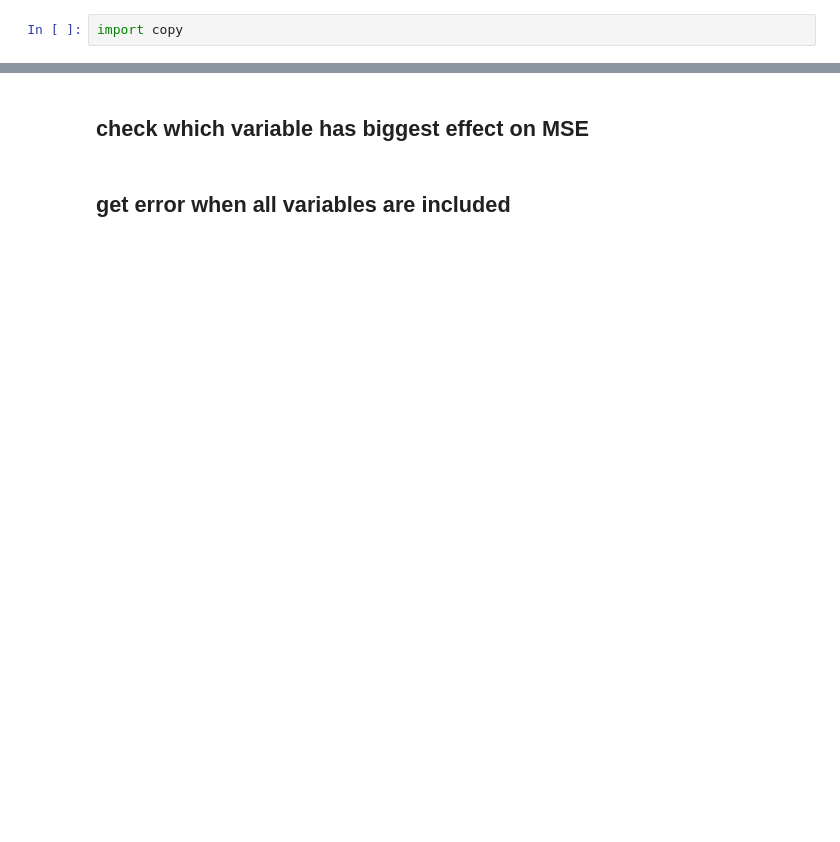
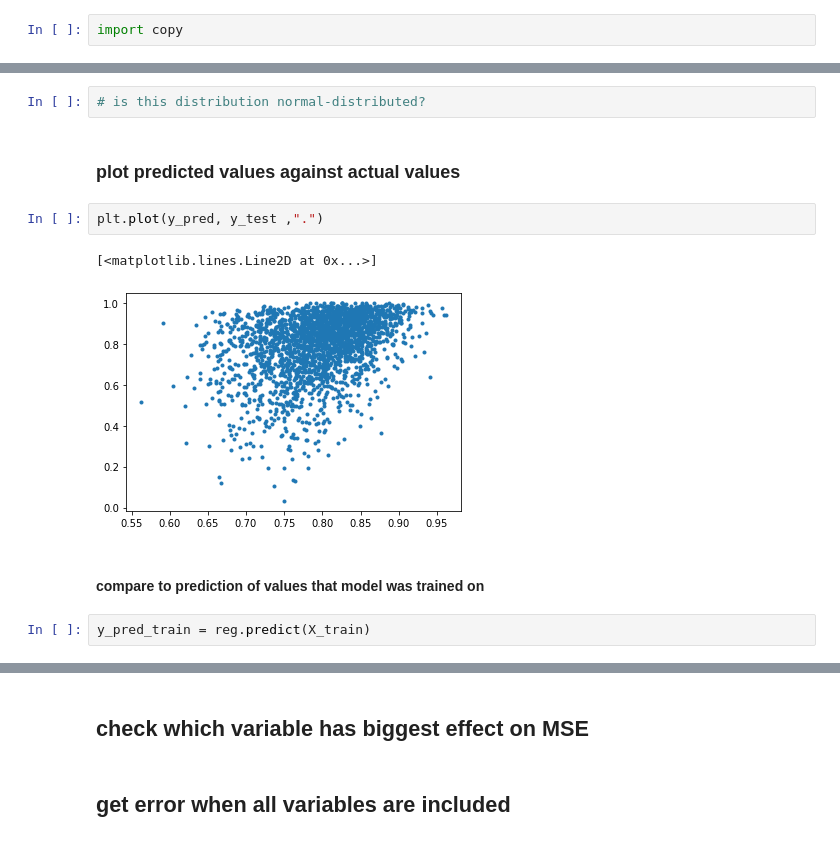
Before and after one commit to emilbreustedt/data-literacy-steam-project, a Jupyter notebook: predictor.ipynb, the cells around one changed output, grey strips where cells are left out. Saved outputs shown, nothing was run; the diff lists cells and outputs as text; blank space fills up the shorter version.

```diff
--- a/predictor.ipynb
+++ b/predictor.ipynb
@@ -297,0 +290,13 @@ Index(['Sexual Content', 'Remote Play on Phone', 'Steam Turn Notifications',
+# %%
+# is this distribution normal-distributed?
+# %% [markdown]
+### plot predicted values against actual values
+# %%
+plt.plot(y_pred, y_test ,".")
+# %% [output]
+[<matplotlib.lines.Line2D at 0x...>]
+[figure, added]
+# %% [markdown]
+#### compare to prediction of values that model was trained on
+# %%
+y_pred_train = reg.predict(X_train)
```
Also changed, not shown: parts of 147 cells of this notebook.
